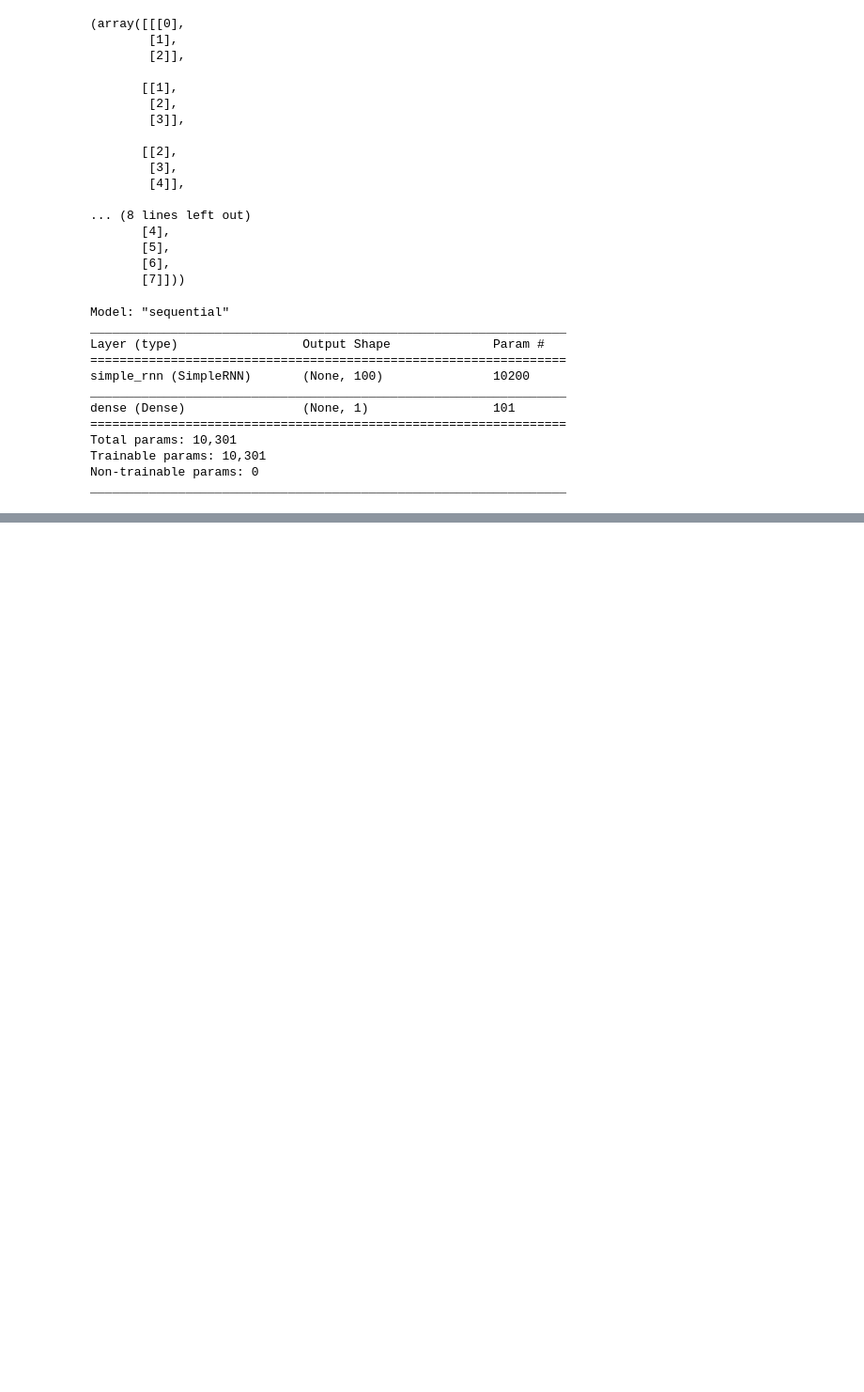
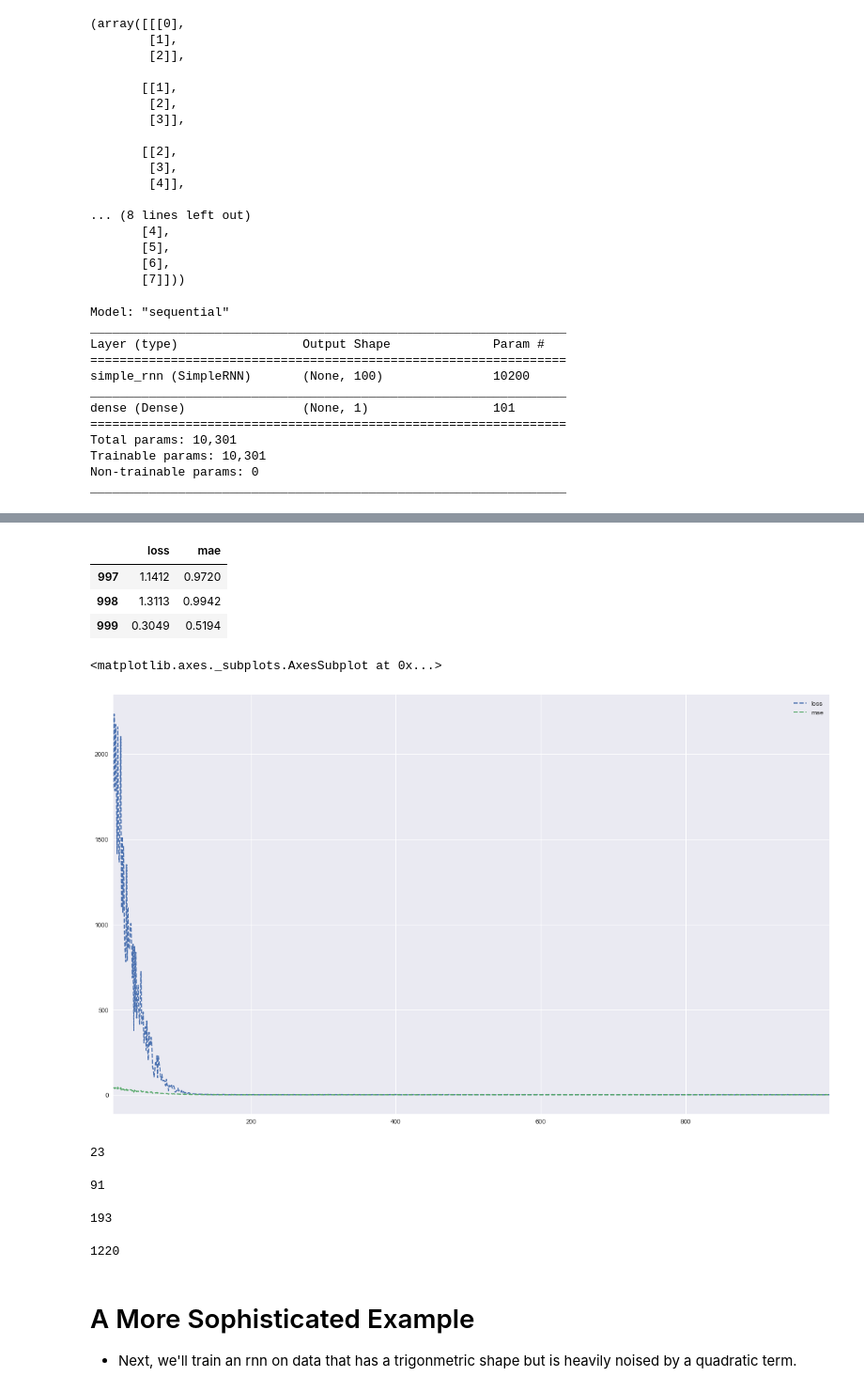
Before and after one commit to thomasmurphycodes/ml-market-inefficency-hunting, a Jupyter notebook: 8. Recurrent Neural Networks.ipynb, the cells around one changed output, grey strips where cells are left out. Shown: that part at 94% size. Cells and saved outputs as stored; diff of their text form; code cells hidden in the pictures; blank space fills up the shorter version.

```diff
--- a/8. Recurrent Neural Networks.ipynb
+++ b/8. Recurrent Neural Networks.ipynb
@@ -89,3 +92,6 @@ Total params: 10,301
 Trainable params: 10,301
 Non-trainable params: 0
 _________________________________________________________________
+# %%
+%%time
+model.fit_generator(g, epochs=1000, steps_per_epoch=5, verbose=False)
@@ -91,0 +102,45 @@ _________________________________________________________________
+# %%
+res = pd.DataFrame(model.history.history)
+# %%
+res.tail(3)
+# %% [output]
+|  | loss | mae |
+| 997 | 1.1412 | 0.9720 |
+| 998 | 1.3113 | 0.9942 |
+| 999 | 0.3049 | 0.5194 |
+# %%
+res.iloc[10:].plot(figsize=(20,12), style=['--', '--']) # Spiky erratic training
+# %% [output]
+<matplotlib.axes._subplots.AxesSubplot at 0x...>
+[figure, added]
+# %%
+# RNN is now trained - generate prediction for "next value" from this
+x = np.array([21,22,23]).reshape((1, lags, 1))
+y = model.predict(x, verbose=False)
+int(round(y[0, 0])) # Not great!
+# %% [output]
+23
+# %%
+'''
+Three dimensions: 1 x 3 x 1 - each value is contained in the 1 of each of the 3, which is contained in the 1
+'''
+x = np.array([87, 88, 89]).reshape((1, lags, 1))
+y = model.predict(x, verbose=False)
+int(round(y[0, 0]))
+# %% [output]
+91
+# %%
+x = np.array([187, 188, 189]).reshape((1, lags, 1))
+y = model.predict(x, verbose=False)
+int(round(y[0, 0]))
+# %% [output]
+193
+# %%
+x = np.array([1187, 1188, 1189]).reshape((1, lags, 1))
+y = model.predict(x, verbose=False)
+int(round(y[0, 0]))
+# %% [output]
+1220
+# %% [markdown]
+# A More Sophisticated Example
+* Next, we'll train an rnn on data that has a trigonmetric shape but is heavily noised by a quadratic term.
```
Also changed, not shown: parts of 13 cells of this notebook.
